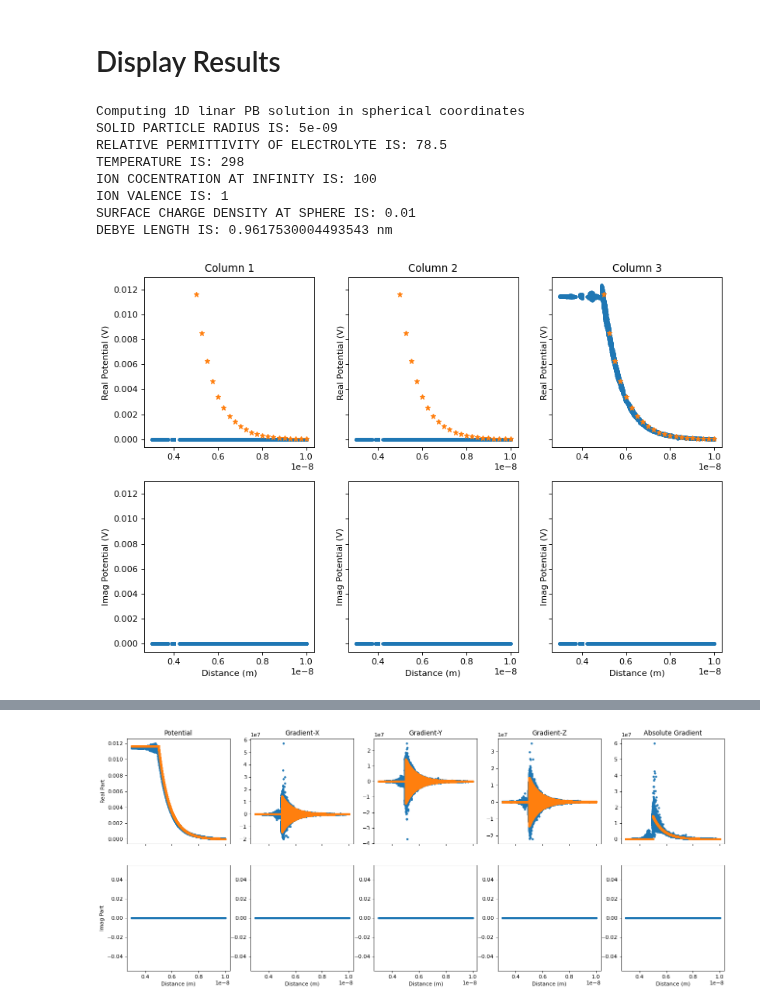
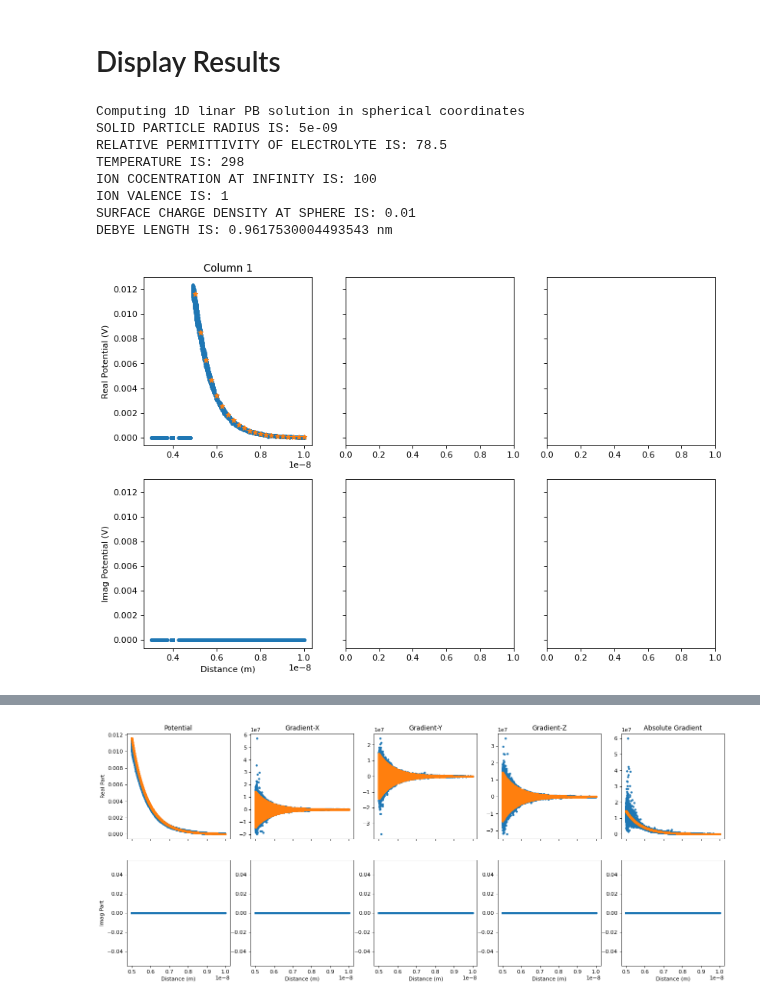
Before and after one commit to yuccadrew/sip, a Jupyter notebook: test_sphere_s61.ipynb, the cells around one changed output, grey strips where cells are left out. Cells and saved outputs as stored; diff of their text form; code cells hidden in the pictures.

Commit message:
Updated test case 1

```diff
--- a/test_sphere_s61.ipynb
+++ b/test_sphere_s61.ipynb
@@ -1274,11 +1319,11 @@ if __name__=='__main__':
     #mesh_scale=scale_mesh(mesh,dist_factor)
     #materials2d_scale=scale_materials(materials2d,dist_factor)
     #materials3d_scale=scale_materials(materials3d,dist_factor)
-    #K,b=build_system(mesh_scale,materials2d_scale,materials3d_scale,case=case)
+    #K,b=test_case(mesh_scale,materials2d_scale,materials3d_scale,case=case)
 
     mesh_scale,materials3d_scale=scale_distance(mesh,materials3d,dist_factor)
     mesh_subset,materials3d_subset=set_subdomains(mesh_scale,materials3d_scale)
-    K,b=build_system(mesh_subset,[],materials3d_subset,case=case)
+    K,b=test_case(mesh_subset,[],materials3d_subset,case=case)
 
     #initialize unknows
     nodes=mesh['nodes']
@@ -1327,8 +1372,10 @@ Done
 # %%
 if __name__=='__main__':
     #user input
-    meshfile='sphere_s61_subdomain.hdf5'
-    physfile='sphere_s61_subdomain.hdf5'
+#     meshfile='sphere_s61_subdomain.hdf5'
+#     physfile='sphere_s61_subdomain.hdf5'
+    meshfile='sphere_s61.hdf5'
+    physfile='sphere_s61.hdf5'
     srvfile='sphere_complex.srv'
     dist_factor=1e9
     case=1
@@ -1344,11 +1391,16 @@ if __name__=='__main__':
     mesh_scale=scale_mesh(mesh,dist_factor)
     materials2d_scale=scale_materials(materials2d,dist_factor)
     materials3d_scale=scale_materials(materials3d,dist_factor)
-    K,b=build_system(mesh_scale,materials2d_scale,materials3d_scale,case=case)
-
+    K=csr_matrix((nnode,nnode))
+    b=np.zeros(nnode,dtype=complex)
+    K,b=assemble_Ke3d(mesh,materials3d,K,b,offset=(0,0),nrep=1)
+    K,b=assemble_Ks3d(mesh,materials3d,K,b,offset=(0,0),nrep=1)
+    K,b=set_first_kind_bc3d(mesh,materials3d,K,b,offset=(0,0),nrep=1)
+    K,b=set_inactive_nodes3d(mesh,materials3d,K,b,offset=(0,0),nrep=1)
+#     K,b=test_case(mesh_scale,materials2d_scale,materials3d_scale,case=case)
 #     mesh_scale,materials3d_scale=scale_distance(mesh,materials3d,dist_factor)
 #     mesh_subset,materials3d_subset=set_subdomains(mesh_scale,materials3d_scale)
-#     K,b=build_system(mesh_subset,[],materials3d_subset,case=case)
+#     K,b=test_case(mesh_subset,[],materials3d_subset,case=case)
 
     #initialize unknows
     nodes=mesh['nodes']
@@ -1414,11 +1692,11 @@ if __name__=='__main__':
     mesh_scale=scale_mesh(mesh,dist_factor)
     materials2d_scale=scale_materials(materials2d,dist_factor)
     materials3d_scale=scale_materials(materials3d,dist_factor)
-    K,b=build_system(mesh_scale,materials2d_scale,materials3d_scale,case=case)
+    K,b=test_case(mesh_scale,materials2d_scale,materials3d_scale,case=case)
 
 #     mesh_scale,materials3d_scale=scale_distance(mesh,materials3d,dist_factor)
 #     mesh_subset,materials3d_subset=set_subdomains(mesh_scale,materials3d_scale)
-#     K,b=build_system(mesh_subset,[],materials3d_subset,case=case)
+#     K,b=test_case(mesh_subset,[],materials3d_subset,case=case)
 
     #initialize unknows
     nodes=mesh['nodes']
@@ -1476,18 +1754,18 @@ axs=ax.flatten()
 
 dist=np.sqrt(nodes[:,0]**2+nodes[:,1]**2+nodes[:,2]**2)
 mask=(dist>3e-9)&(dist<1e-8)
-for i in range(unod.shape[1]):
-    axs[i].plot(dist[mask],np.real(unod[mask,i]),'.')
+for i in range(unod1.shape[1]):
+    axs[i].plot(dist[mask],np.real(unod1[mask,i]),'.')
     axs[i].plot(output[:,1],ansol[:,0],'*')
     axs[i].set_title('Column %d'%(i+1))
     axs[i].set_ylabel('Real Potential (V)')
 
-    axs[i+3].plot(dist[mask],np.imag(unod[mask,i]),'.')
+    axs[i+3].plot(dist[mask],np.imag(unod1[mask,i]),'.')
     axs[i+3].set_xlabel('Distance (m)')
     axs[i+3].set_ylabel('Imag Potential (V)')
 
 #     mask=dist<=5e-9
-#     axs[2].plot(dist[mask],np.real(unod[mask,0]),'.')
+#     axs[2].plot(dist[mask],np.real(unod1[mask,0]),'.')
 # %% [output]
 Computing 1D linar PB solution in spherical coordinates
 SOLID PARTICLE RADIUS IS: 5e-09
@@ -1497,14 +1775,14 @@ ION COCENTRATION AT INFINITY IS: 100
 ION VALENCE IS: 1
 SURFACE CHARGE DENSITY AT SPHERE IS: 0.01
 DEBYE LENGTH IS: 0.9617530004493543 nm
-[figure, old version]
+[figure, new version]
 # %%
 %matplotlib inline
 import matplotlib.pyplot as plt
 
 midpoints=mesh['midpoints']
 dist=np.sqrt(midpoints[:,0]**2+midpoints[:,1]**2+midpoints[:,2]**2)
-u=grad3d(nodes,elements,unod[:,-1])
+u=grad3d(nodes,elements,unod1[:,-1])
 ansol=ansol_sphere(midpoints,a=5e-9,rel_perm=78.5,temp_K=298,
                    cinf=100,zval=1,zeta=0.01,gradflag=1)
 u=np.append(u,np.asmatrix(np.sqrt(u[:,1]**2+u[:,2]**2+u[:,3]**2)).T,axis=1)
@@ -1515,7 +1793,7 @@ axs=ax.flatten()
 titles=['Potential','Gradient-X','Gradient-Y','Gradient-Z','Absolute Gradient']
 
 mask=(dist>3e-9)&(dist<1e-8)
-# mask=(dist>5e-9)&(dist<1e-8)
+mask=(dist>5e-9)&(dist<1e-8)
 for i in range(u.shape[1]):
     axs[i].plot(dist[mask],np.real(u[mask,i]),'.')
     axs[i].plot(dist[mask],ansol[mask,i],'.')
@@ -1533,10 +1811,10 @@ Time elapsed  4.402751922607422 sec
 
 Computing 1D linar PB solution in spherical coordinates
 SOLID PARTICLE RADIUS IS: 5e-09
 RELATIVE PERMITTIVITY OF ELECTROLYTE IS: 78.5
 TEMPERATURE IS: 298
 ION COCENTRATION AT INFINITY IS: 100
 ION VALENCE IS: 1
 SURFACE CHARGE DENSITY AT SPHERE IS: 0.01
 DEBYE LENGTH IS: 0.9617530004493543 nm
-[figure, old version]
+[figure, new version]
```
Also changed, not shown: parts of 12 cells of this notebook.
